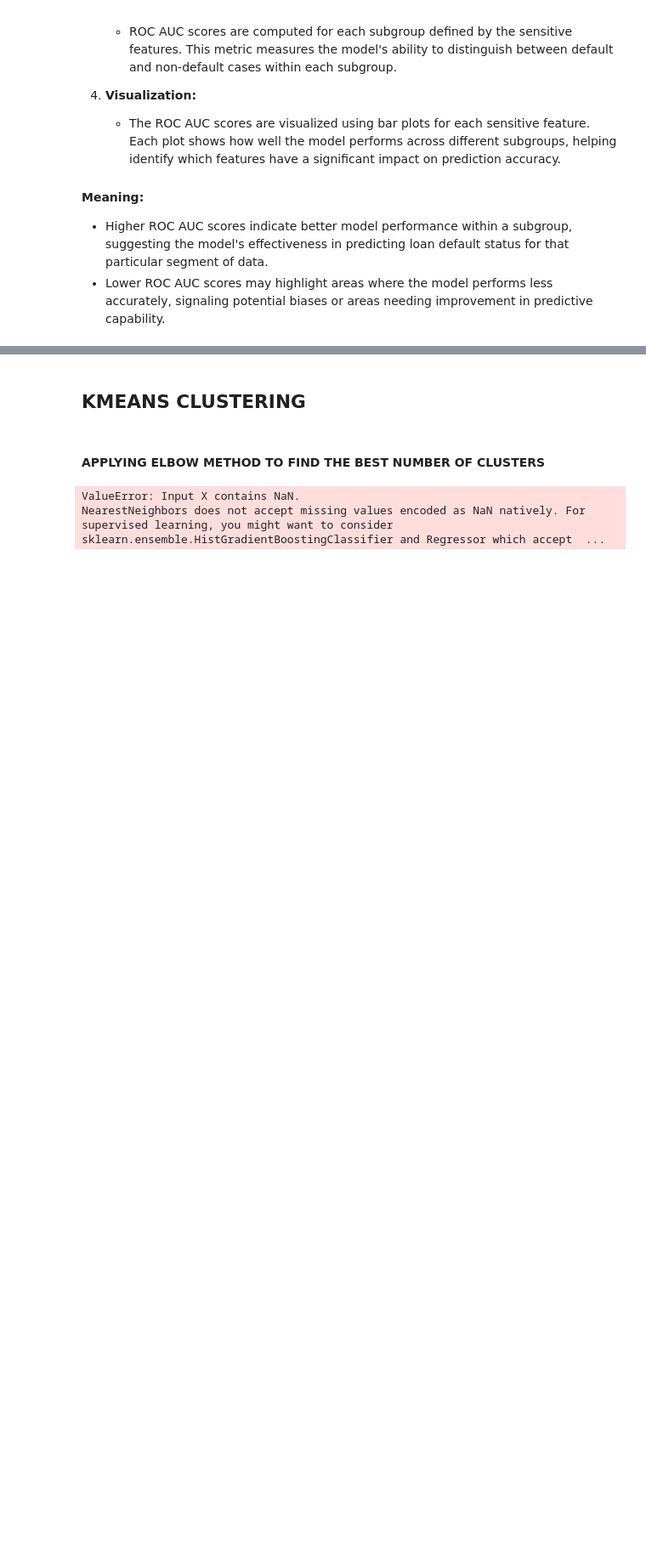
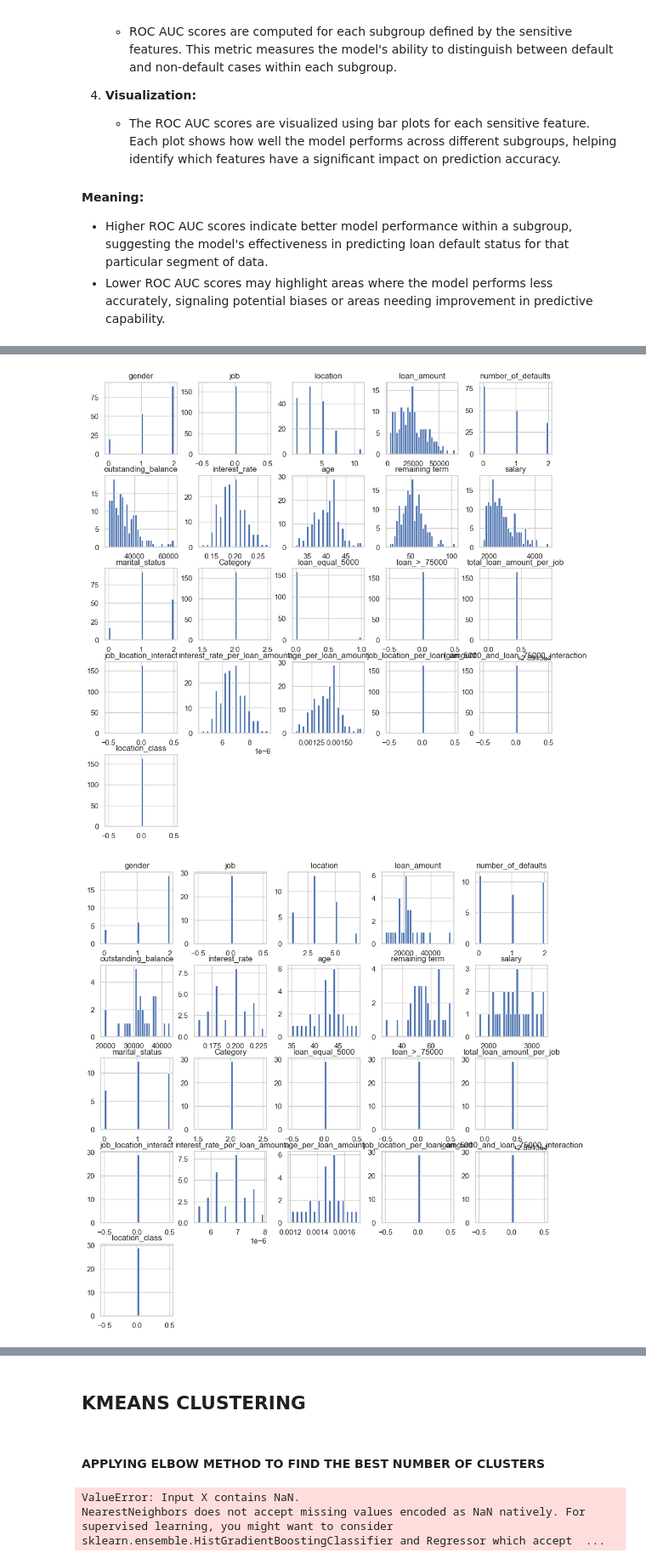
Before and after one commit to Augah2001/Data-Science-Competion-Question-and-Data, a Jupyter notebook: credit_risk.ipynb, the cells around one changed output, grey strips where cells are left out. Shown at 85% size. Drawn from its saved outputs; the diff is of its cells as text; code cells hidden in the pictures; blank space fills up the shorter version.

```diff
--- a/credit_risk.ipynb
+++ b/credit_risk.ipynb
@@ -1663,0 +1711,6 @@ category: (100, 120] roc_auc: 1.0
+# %%
+X_test[(preds ==1) &(X_test['Category']==2) & (X_test['job']==0) & (y_test ==1) ].hist(bins = 30, figsize = (12,12));
+X_test[(preds ==1) &(X_test['Category']==2) & (X_test['job']==0) & (y_test ==0) ].hist(bins = 30, figsize = (12,12));
+# %% [output]
+[figure, added]
+[figure, added]
```
Also changed, not shown: parts of 17 cells of this notebook, 5 other files.
